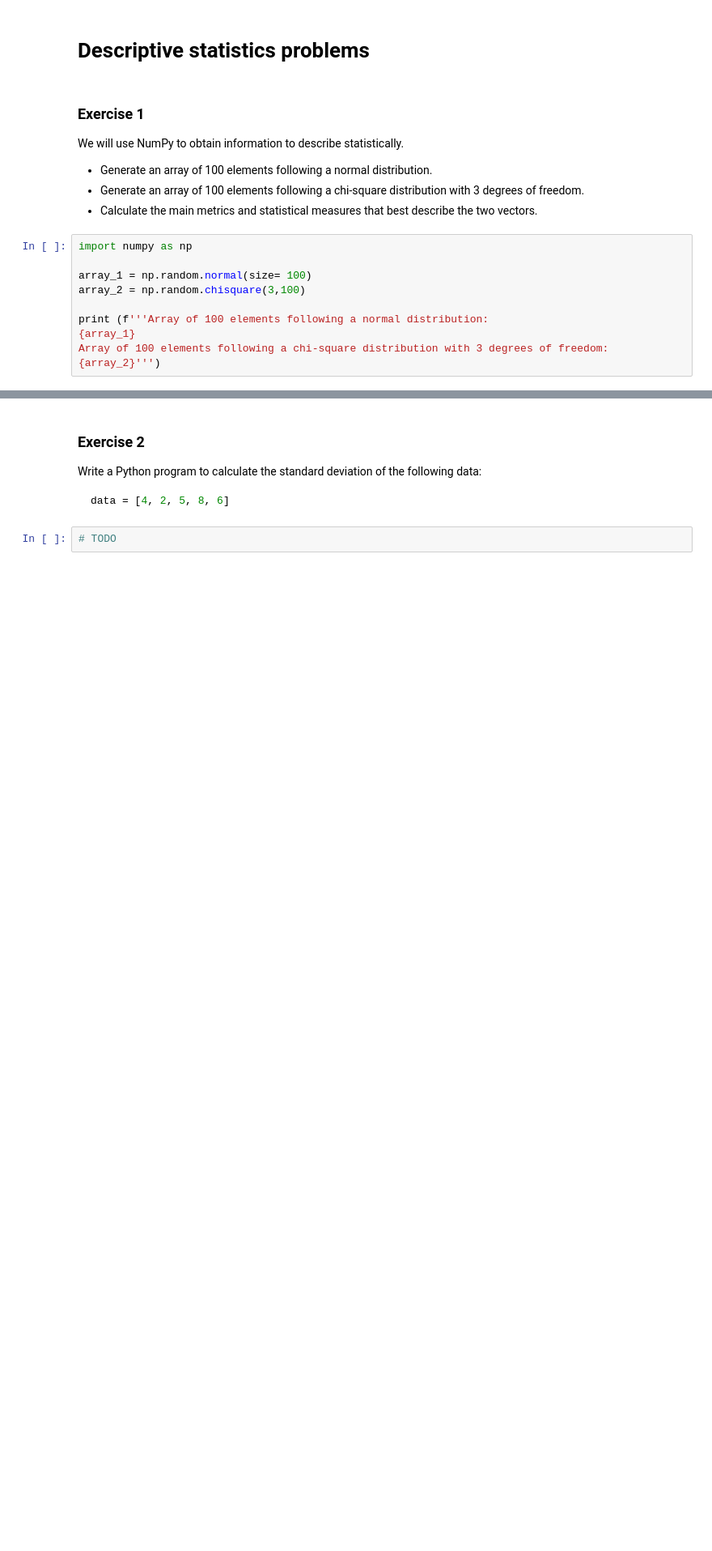
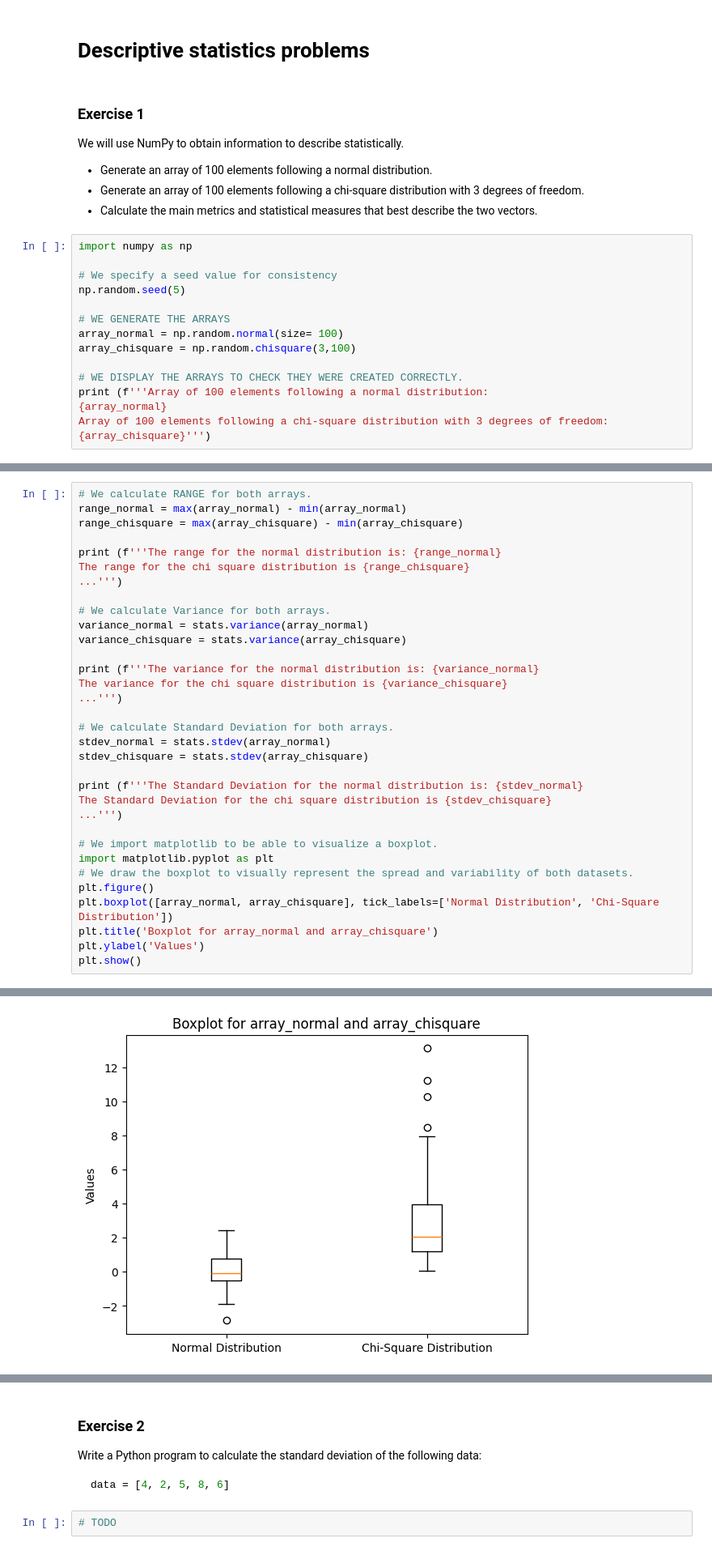
Before and after one commit to GuillePrograma94/descriptive-statistics, a Jupyter notebook: notebook/problems.ipynb, the cells around one changed output, grey strips where cells are left out. Shown at 81% size. Saved outputs shown, nothing was run; the diff lists cells and outputs as text; blank space fills up the shorter version.

```diff
--- a/notebook/problems.ipynb
+++ b/notebook/problems.ipynb
@@ -11,12 +11,17 @@ We will use NumPy to obtain information to describe statistically.
 # %%
 import numpy as np
 
-array_1 = np.random.normal(size= 100)
-array_2 = np.random.chisquare(3,100)
+# We specify a seed value for consistency
+np.random.seed(5)
 
+# WE GENERATE THE ARRAYS
+array_normal = np.random.normal(size= 100)
+array_chisquare = np.random.chisquare(3,100)
+
+# WE DISPLAY THE ARRAYS TO CHECK THEY WERE CREATED CORRECTLY.
 print (f'''Array of 100 elements following a normal distribution:
-{array_1}
+{array_normal}
 Array of 100 elements following a chi-square distribution with 3 degrees of freedom:
-{array_2}''')
+{array_chisquare}''')
 # %% [output]
 Array of 100 elements following a normal distribution:
@@ -38,0 +88,34 @@ Array of 100 elements following a normal distribution:
+# %%
+# We calculate RANGE for both arrays.
+range_normal = max(array_normal) - min(array_normal)
+range_chisquare = max(array_chisquare) - min(array_chisquare)
+
+print (f'''The range for the normal distribution is: {range_normal}
+The range for the chi square distribution is {range_chisquare}
+...''')
+
+# We calculate Variance for both arrays.
+variance_normal = stats.variance(array_normal)
+variance_chisquare = stats.variance(array_chisquare)
+
+print (f'''The variance for the normal distribution is: {variance_normal}
+The variance for the chi square distribution is {variance_chisquare}
+...''')
+
+# We calculate Standard Deviation for both arrays.
+stdev_normal = stats.stdev(array_normal)
+stdev_chisquare = stats.stdev(array_chisquare)
+
+print (f'''The Standard Deviation for the normal distribution is: {stdev_normal}
+The Standard Deviation for the chi square distribution is {stdev_chisquare}
+...''')
+
+# We import matplotlib to be able to visualize a boxplot.
+import matplotlib.pyplot as plt
+# We draw the boxplot to visually represent the spread and variability of both datasets.
+plt.figure()
+plt.boxplot([array_normal, array_chisquare], tick_labels=['Normal Distribution', 'Chi-Square Distribution'])
+plt.title('Boxplot for array_normal and array_chisquare')
+plt.ylabel('Values')
+plt.show()
+# %% [output]
@@ -38,0 +131 @@ Array of 100 elements following a normal distribution:
+[figure, added]
```
Also changed, not shown: parts of 8 cells of this notebook.
